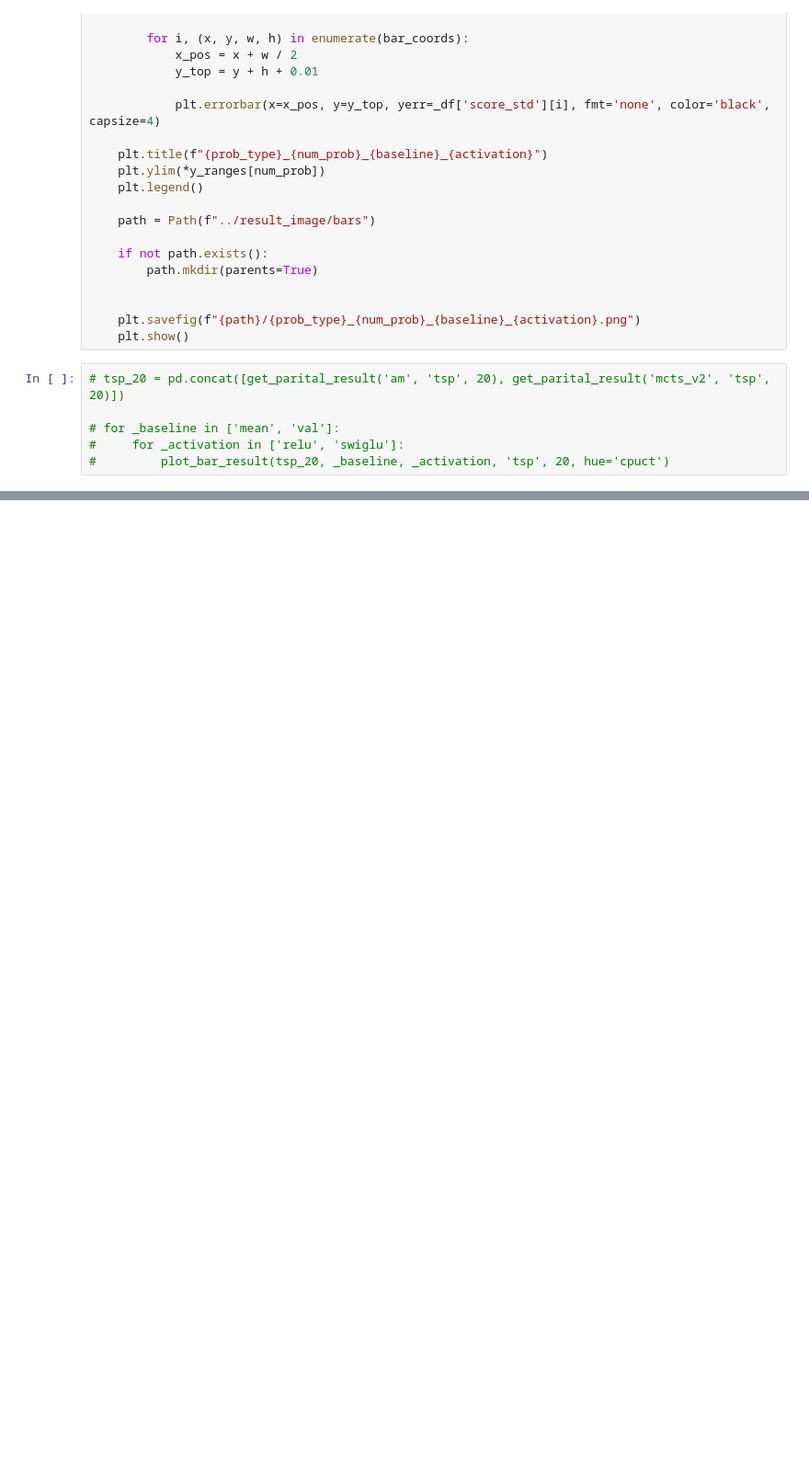
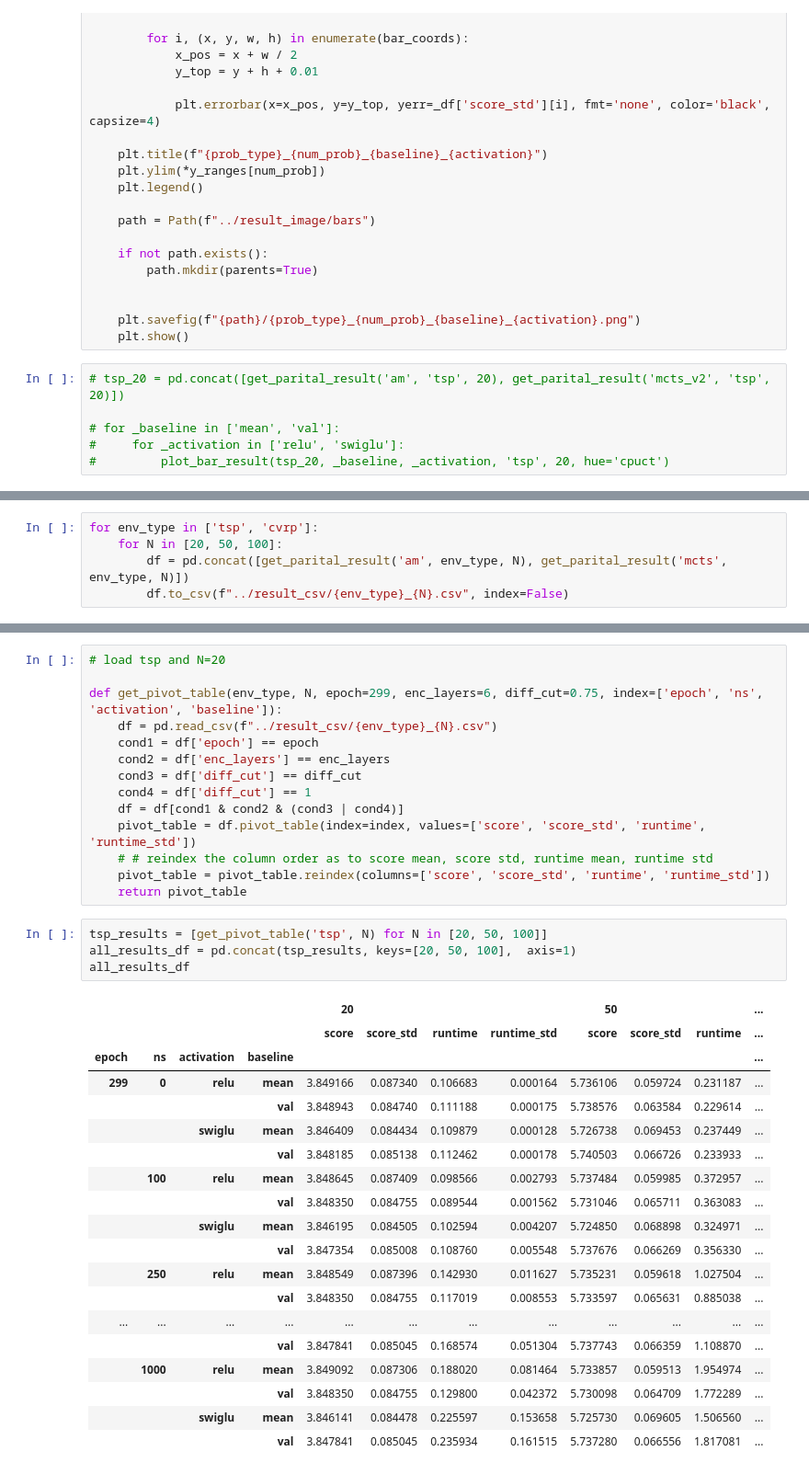
Before and after one commit to glistering96/AlphaRouter, a Jupyter notebook: notebooks/result_plot.ipynb, the cells around one changed output, grey strips where cells are left out. Shown at 92% size. Drawn from its saved outputs; the diff is of its cells as text; blank space fills up the shorter version.

```diff
--- a/notebooks/result_plot.ipynb
+++ b/notebooks/result_plot.ipynb
@@ -382,0 +253,5 @@ KeyError: 'cvrp'
+# %%
+for env_type in ['tsp', 'cvrp']:
+    for N in [20, 50, 100]:
+        df = pd.concat([get_parital_result('am', env_type, N), get_parital_result('mcts', env_type, N)])
+        df.to_csv(f"../result_csv/{env_type}_{N}.csv", index=False)
@@ -382,0 +274,38 @@ KeyError: 'cvrp'
+# %%
+# load tsp and N=20
+
+def get_pivot_table(env_type, N, epoch=299, enc_layers=6, diff_cut=0.75, index=['epoch', 'ns', 'activation', 'baseline']):
+    df = pd.read_csv(f"../result_csv/{env_type}_{N}.csv")
+    cond1 = df['epoch'] == epoch
+    cond2 = df['enc_layers'] == enc_layers
+    cond3 = df['diff_cut'] == diff_cut
+    cond4 = df['diff_cut'] == 1
+    df = df[cond1 & cond2 & (cond3 | cond4)]
+    pivot_table = df.pivot_table(index=index, values=['score', 'score_std', 'runtime', 'runtime_std'])
+    # # reindex the column order as to score mean, score std, runtime mean, runtime std
+    pivot_table = pivot_table.reindex(columns=['score', 'score_std', 'runtime', 'runtime_std'])
+    return pivot_table
+# %%
+tsp_results = [get_pivot_table('tsp', N) for N in [20, 50, 100]]
+all_results_df = pd.concat(tsp_results, keys=[20, 50, 100],  axis=1)
+all_results_df
+# %% [output]
+|  |  |  |  | 20 |  |  |  | 50 |  |  | ... |
+|  |  |  |  | score | score_std | runtime | runtime_std | score | score_std | runtime | ... |
+| epoch | ns | activation | baseline |  |  |  |  |  |  |  | ... |
+| 299 | 0 | relu | mean | 3.849166 | 0.087340 | 0.106683 | 0.000164 | 5.736106 | 0.059724 | 0.231187 | ... |
+|  |  |  | val | 3.848943 | 0.084740 | 0.111188 | 0.000175 | 5.738576 | 0.063584 | 0.229614 | ... |
+|  |  | swiglu | mean | 3.846409 | 0.084434 | 0.109879 | 0.000128 | 5.726738 | 0.069453 | 0.237449 | ... |
+|  |  |  | val | 3.848185 | 0.085138 | 0.112462 | 0.000178 | 5.740503 | 0.066726 | 0.233933 | ... |
+|  | 100 | relu | mean | 3.848645 | 0.087409 | 0.098566 | 0.002793 | 5.737484 | 0.059985 | 0.372957 | ... |
+|  |  |  | val | 3.848350 | 0.084755 | 0.089544 | 0.001562 | 5.731046 | 0.065711 | 0.363083 | ... |
+|  |  | swiglu | mean | 3.846195 | 0.084505 | 0.102594 | 0.004207 | 5.724850 | 0.068898 | 0.324971 | ... |
+|  |  |  | val | 3.847354 | 0.085008 | 0.108760 | 0.005548 | 5.737676 | 0.066269 | 0.356330 | ... |
+|  | 250 | relu | mean | 3.848549 | 0.087396 | 0.142930 | 0.011627 | 5.735231 | 0.059618 | 1.027504 | ... |
+|  |  |  | val | 3.848350 | 0.084755 | 0.117019 | 0.008553 | 5.733597 | 0.065631 | 0.885038 | ... |
+| ... | ... | ... | ... | ... | ... | ... | ... | ... | ... | ... | ... |
+|  |  |  | val | 3.847841 | 0.085045 | 0.168574 | 0.051304 | 5.737743 | 0.066359 | 1.108870 | ... |
+|  | 1000 | relu | mean | 3.849092 | 0.087306 | 0.188020 | 0.081464 | 5.733857 | 0.059513 | 1.954974 | ... |
+|  |  |  | val | 3.848350 | 0.084755 | 0.129800 | 0.042372 | 5.730098 | 0.064709 | 1.772289 | ... |
+|  |  | swiglu | mean | 3.846141 | 0.084478 | 0.225597 | 0.153658 | 5.725730 | 0.069605 | 1.506560 | ... |
+|  |  |  | val | 3.847841 | 0.085045 | 0.235934 | 0.161515 | 5.737280 | 0.066556 | 1.817081 | ... |
```
Also changed, not shown: parts of 21 cells of this notebook.
